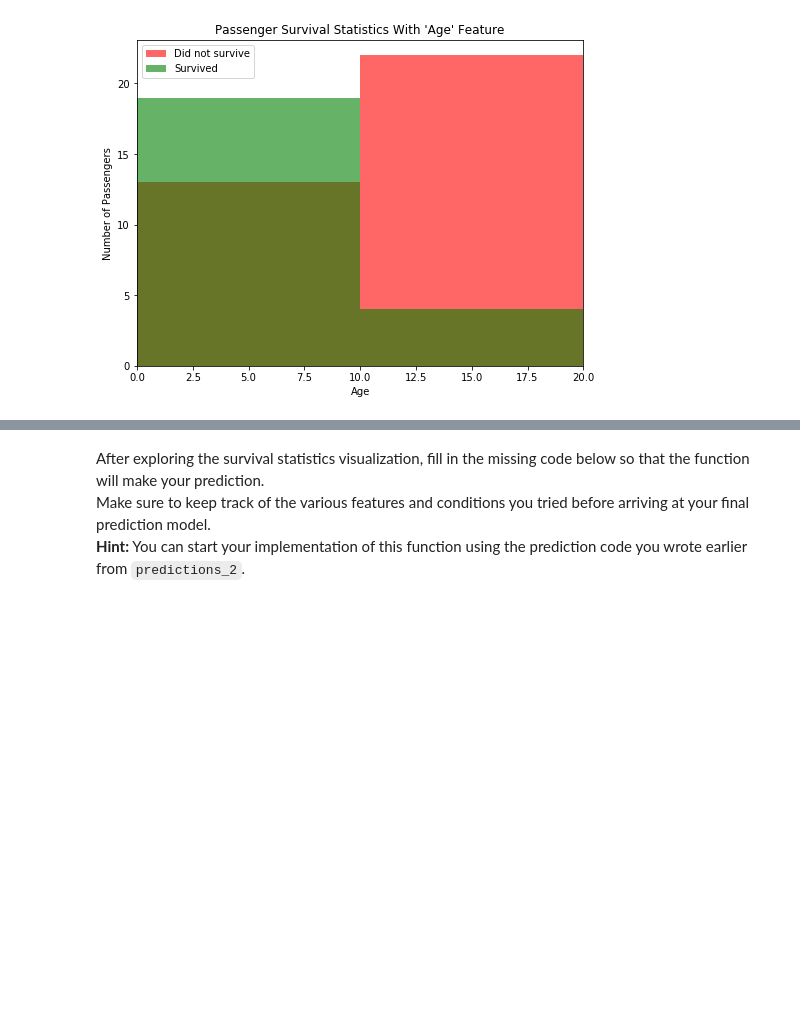
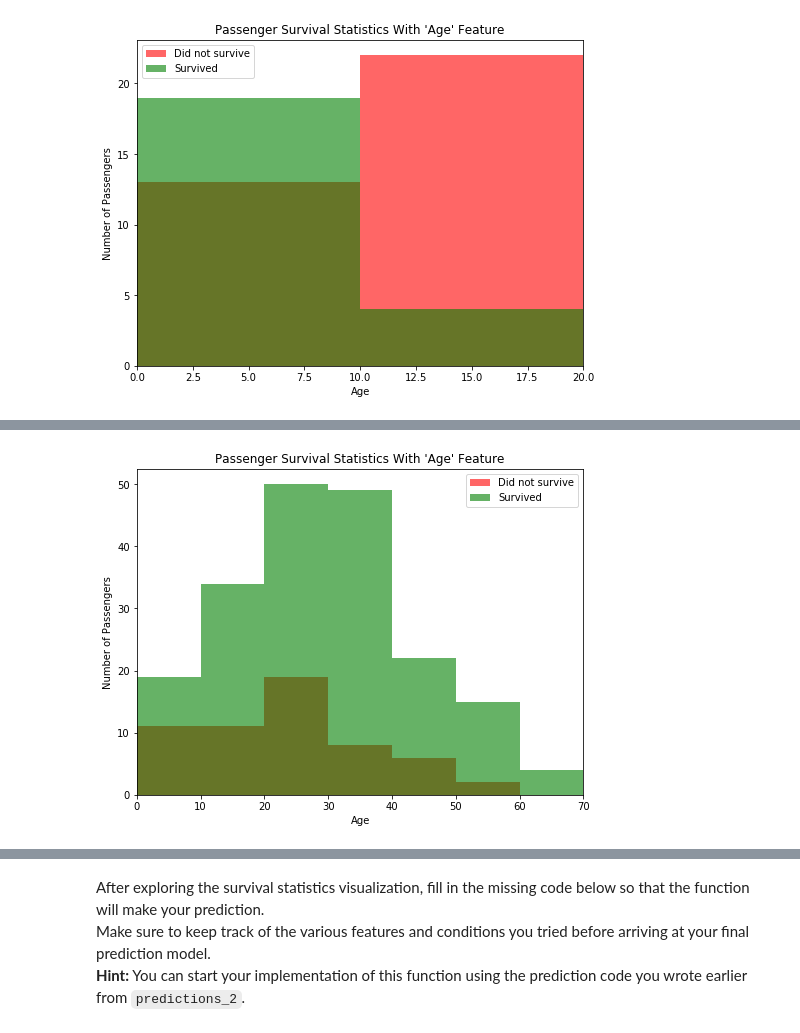
Before and after one commit to krishnatray/machine-learning-nanodegree, a Jupyter notebook: titanic_survival_exploration/titanic_survival_exploration.ipynb, the cells around one changed output, grey strips where cells are left out. Cells and saved outputs as stored; diff of their text form; code cells hidden in the pictures; blank space fills up the shorter version.

```diff
--- a/titanic_survival_exploration/titanic_survival_exploration.ipynb
+++ b/titanic_survival_exploration/titanic_survival_exploration.ipynb
@@ -226,0 +293,4 @@ vs.survival_stats(data, outcomes, 'Age', ["Sex == 'male'", "Age < 18"])
+# %%
+vs.survival_stats(data, outcomes, 'Age', ["Parch < 3", "Sex == 'female'"])
+# %% [output]
+[figure, added]
```
Also changed, not shown: parts of 25 cells of this notebook, 1 other file.
